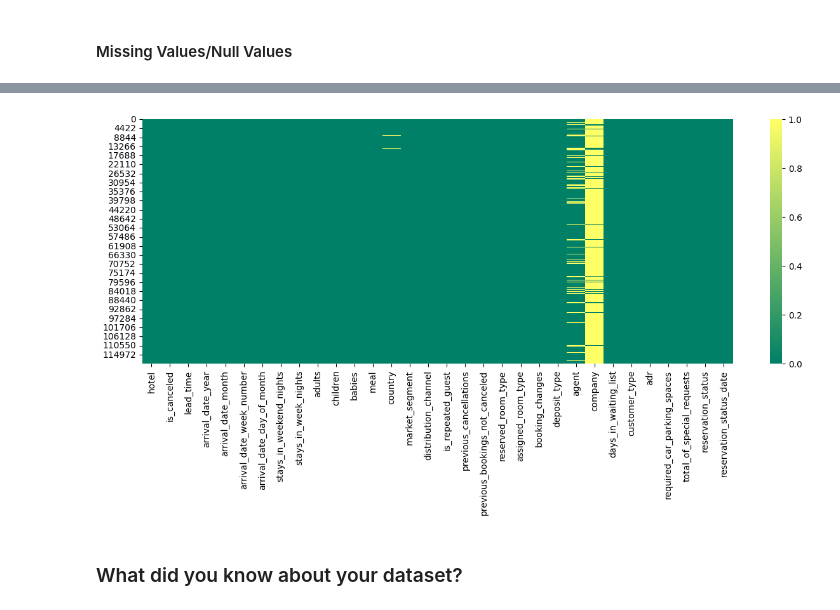
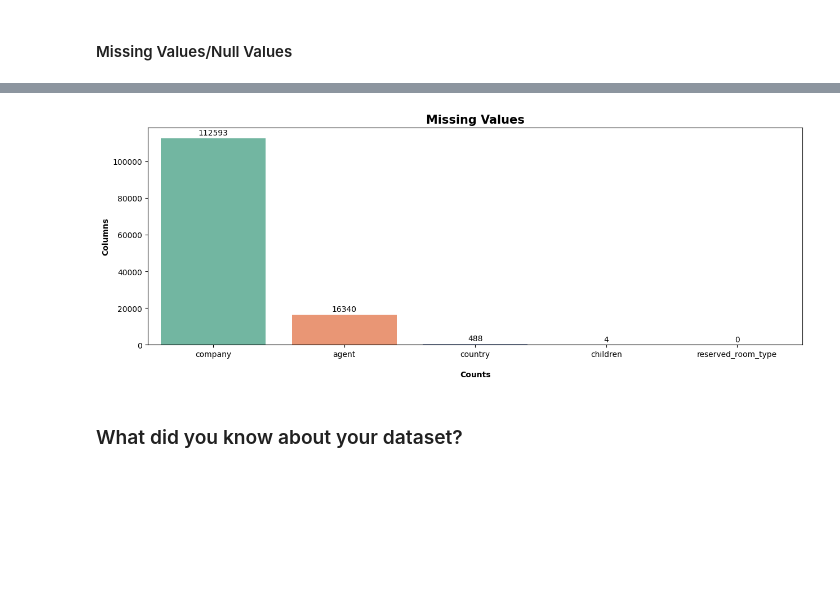
Before and after one commit to Mrinal-Official/Hotel-Booking-Analysis, a Jupyter notebook: EDA_on_Hotel_Booking_dataset.ipynb, the cells around one changed output, grey strips where cells are left out. Saved outputs shown, nothing was run; the diff lists cells and outputs as text; code cells hidden in the pictures; blank space fills up the shorter version.

Commit message:
Chart - 1

```diff
--- a/EDA_on_Hotel_Booking_dataset.ipynb
+++ b/EDA_on_Hotel_Booking_dataset.ipynb
@@ -135,5 +138,6 @@ df.duplicated().sum()
 #### Missing Values/Null Values
 # %%
 # Missing Values/Null Values Count
-df.isna().sum().sort_values(ascending = False)
+missing_values = df.isna().sum().sort_values(ascending = False).head(5)
+missing_values
 # %% [output]
@@ -156,11 +149,16 @@ reservation_status_date                0
 dtype: int64
-# %%
-# Visualizing the missing values
-plt.figure(figsize = (15,5))
-sns.heatmap(df.isna(), cmap = 'summer', cbar = True)
-plt.show()
-# %% [output]
-[figure, removed]
+# %%
+# Visualizing the missing values
+plt.figure(figsize = (15,5))
+sns.barplot(missing_values, palette = 'Set2')
+for i, containers in enumerate(plt.gca().containers):
+  plt.bar_label(containers, label_type = 'edge', padding = 2)
+plt.title('Missing Values',fontweight = 'bold', fontsize = 15)
+plt.xlabel('\nCounts', fontweight = 'bold')
+plt.ylabel('Columns', fontweight = 'bold')
+plt.show()
+# %% [output]
+[figure, added]
 # %% [markdown]
 ### What did you know about your dataset?
 # %% [markdown]
```
Also changed, not shown: parts of 15 cells of this notebook.
